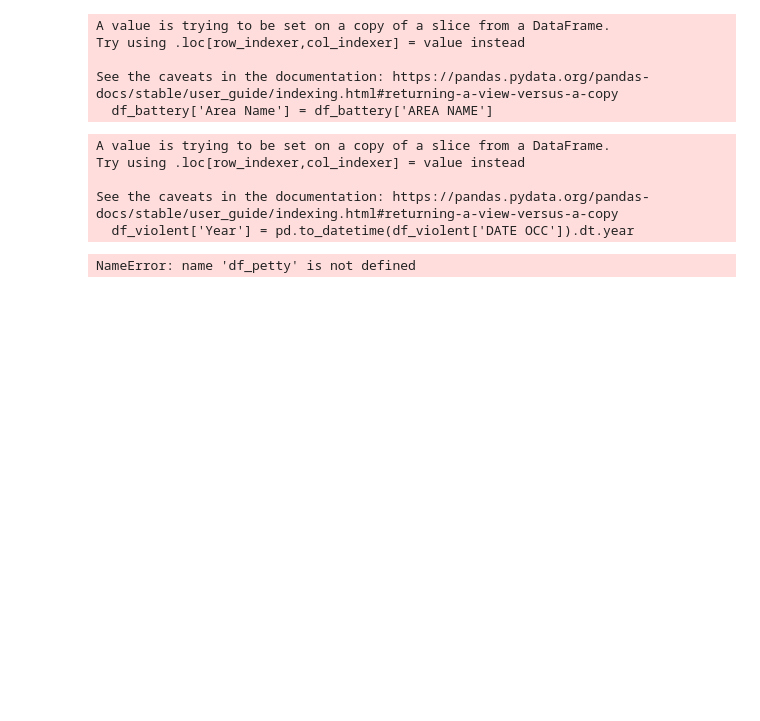
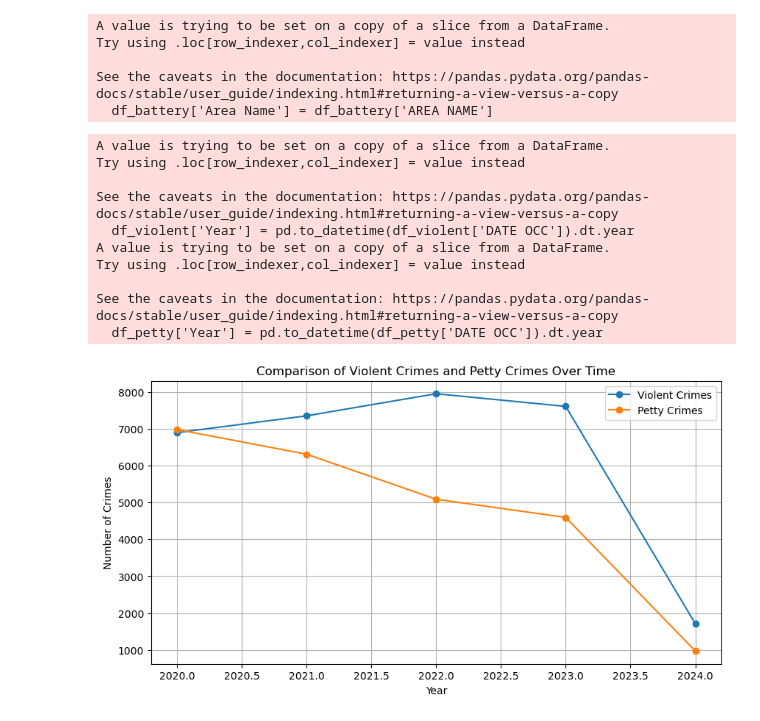
Before and after one commit to Jaeger705/Capstone-1, a Jupyter notebook: Capstone_1.ipynb, the cells around one changed output. Saved outputs shown, nothing was run; the diff lists cells and outputs as text; code cells hidden in the pictures; blank space fills up the shorter version.

```diff
--- a/Capstone_1.ipynb
+++ b/Capstone_1.ipynb
@@ -148,34 +148,43 @@ See the caveats in the documentation: https://pandas.pydata.org/pandas-docs/stab
 # %%
 import matplotlib.pyplot as plt
 
-# Defining violent crimes categories
+
+
+# Defining violent and petty crimes categories
 violent_crimes = ['ASSAULT', 'ROBBERY', 'HOMICIDE', 'RAPE']
+petty_crimes = ['THEFT PETTY - PLAIN - $950 & UNDER', 'VANDALISM - MISDEAMEANOR ($399 OR UNDER)']
 
-# Filtering data for violent crimes
+# Filtering data for violent and petty crimes
 df_violent = df[df['Crm Cd Desc'].isin(violent_crimes)]
+df_petty = df[df['Crm Cd Desc'].isin(petty_crimes)]
 
-# Extracting year from date and grouping by year for violent crimes
+# Extracting year from date
 df_violent['Year'] = pd.to_datetime(df_violent['DATE OCC']).dt.year
-violent_crime_counts = df_violent.groupby('Year').size()
+df_petty['Year'] = pd.to_datetime(df_petty['DATE OCC']).dt.year
 
-# Extracting year from date and grouping by year for petty crimes
-df_petty['Year'] = pd.to_datetime(df_petty['DATE OCC']).dt.year
-petty_crime_counts = df_petty.groupby('Year').size()
+# Grouping by year and counting occurrences
+year_counts_violent = df_violent.groupby('Year').size()
+year_counts_petty = df_petty.groupby('Year').size()
 
-# Creating a line graph to compare violent and petty crimes by year
-plt.figure(figsize=(10, 6))
-plt.plot(violent_crime_counts.index, violent_crime_counts, label='Violent Crimes', marker='o')
-plt.plot(petty_crime_counts.index, petty_crime_counts, label='Petty Crimes', marker='o')
-plt.title('Comparison of Violent Crimes and Petty Crimes by Year')
+# Plotting the line graph
+plt.figure(figsize=(10, 5), facecolor='white')
+plt.plot(year_counts_violent.index, year_counts_violent.values, label='Violent Crimes', marker='o')
+plt.plot(year_counts_petty.index, year_counts_petty.values, label='Petty Crimes', marker='o')
+plt.title('Comparison of Violent Crimes and Petty Crimes Over Time')
 plt.xlabel('Year')
 plt.ylabel('Number of Crimes')
 plt.legend()
 plt.grid(True)
 plt.show()
 # %% [output]
 A value is trying to be set on a copy of a slice from a DataFrame.
 Try using .loc[row_indexer,col_indexer] = value instead
 
 See the caveats in the documentation: https://pandas.pydata.org/pandas-docs/stable/user_guide/indexing.html#returning-a-view-versus-a-copy
   df_violent['Year'] = pd.to_datetime(df_violent['DATE OCC']).dt.year
+A value is trying to be set on a copy of a slice from a DataFrame.
+Try using .loc[row_indexer,col_indexer] = value instead
+
+See the caveats in the documentation: https://pandas.pydata.org/pandas-docs/stable/user_guide/indexing.html#returning-a-view-versus-a-copy
+  df_petty['Year'] = pd.to_datetime(df_petty['DATE OCC']).dt.year
-NameError: name 'df_petty' is not defined
+[figure, added]
```
